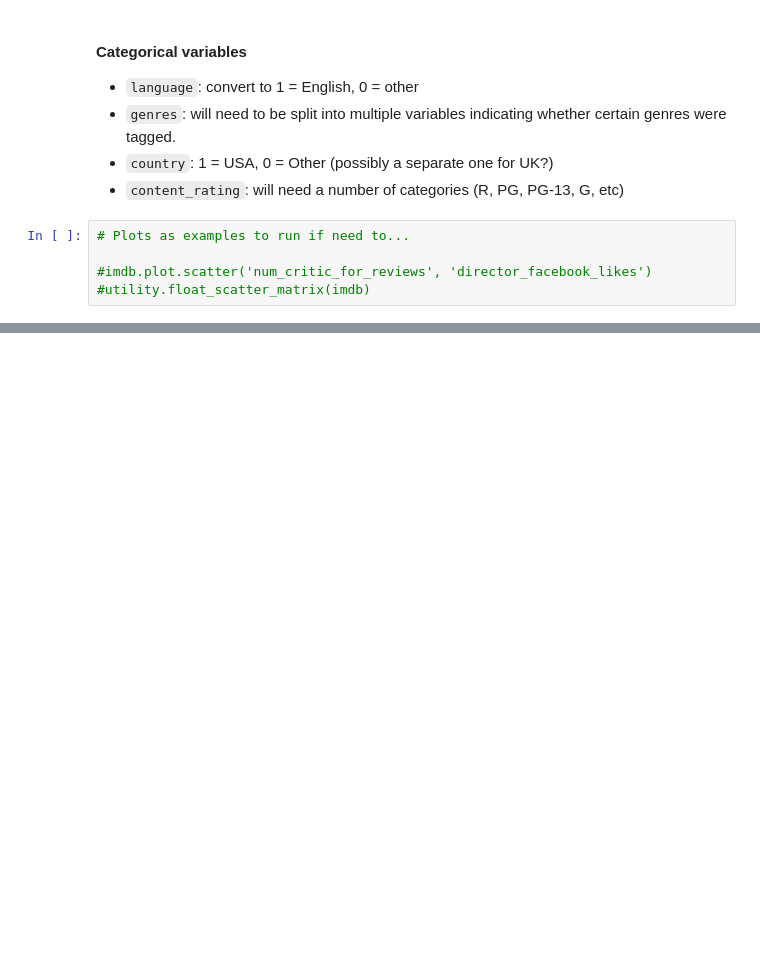
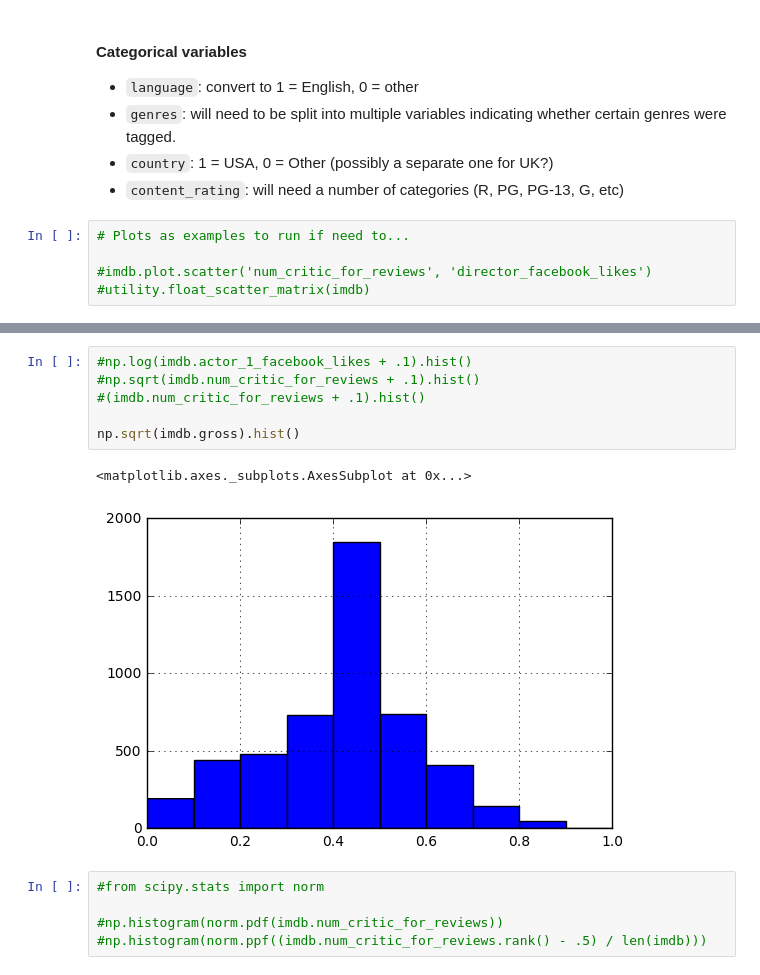
Before and after one commit to anoopctkm/machine-learning, a Jupyter notebook: projects/capstone/notebook.ipynb, the cells around one changed output, grey strips where cells are left out. Drawn from its saved outputs; the diff is of its cells as text; blank space fills up the shorter version.

```diff
--- a/projects/capstone/notebook.ipynb
+++ b/projects/capstone/notebook.ipynb
@@ -161 +178,15 @@ imdb.head(3)
+# %%
+#np.log(imdb.actor_1_facebook_likes + .1).hist()
+#np.sqrt(imdb.num_critic_for_reviews + .1).hist()
+#(imdb.num_critic_for_reviews + .1).hist()
+
+np.sqrt(imdb.gross).hist()
+# %% [output]
+<matplotlib.axes._subplots.AxesSubplot at 0x...>
+[figure, added]
+# %%
+#from scipy.stats import norm
+
+#np.histogram(norm.pdf(imdb.num_critic_for_reviews))
+#np.histogram(norm.ppf((imdb.num_critic_for_reviews.rank() - .5) / len(imdb)))
 # %%
```
Also changed, not shown: parts of 13 cells of this notebook, 1 other file.
